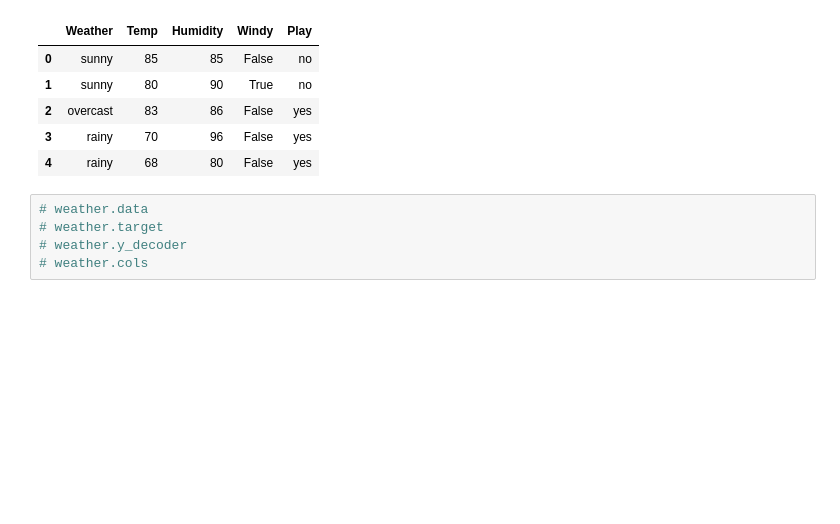
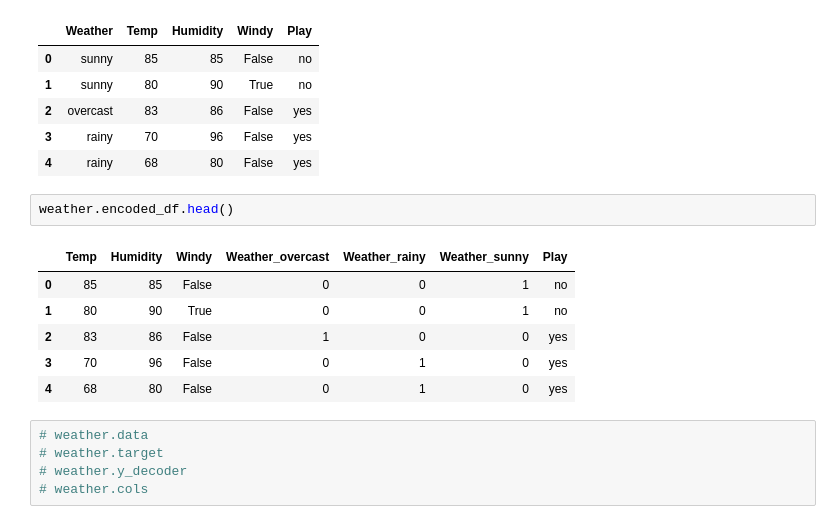
Before and after one commit to EstevesX10/AI-Decision-Trees-ID3, a Jupyter notebook: Decision Trees - ID3/Decision_Trees_ID3.ipynb, the cells around one changed output. Saved outputs shown, nothing was run; the diff lists cells and outputs as text; blank space fills up the shorter version.

```diff
--- a/Decision Trees - ID3/Decision_Trees_ID3.ipynb
+++ b/Decision Trees - ID3/Decision_Trees_ID3.ipynb
@@ -537,6 +540,15 @@ weather.df.head()
 | 2 | overcast | 83 | 86 | False | yes |
 | 3 | rainy | 70 | 96 | False | yes |
 | 4 | rainy | 68 | 80 | False | yes |
+# %%
+weather.encoded_df.head()
+# %% [output]
+|  | Temp | Humidity | Windy | Weather_overcast | Weather_rainy | Weather_sunny | Play |
+| 0 | 85 | 85 | False | 0 | 0 | 1 | no |
+| 1 | 80 | 90 | True | 0 | 0 | 1 | no |
+| 2 | 83 | 86 | False | 1 | 0 | 0 | yes |
+| 3 | 70 | 96 | False | 0 | 1 | 0 | yes |
+| 4 | 68 | 80 | False | 0 | 1 | 0 | yes |
 # %%
 # weather.data
 # weather.target
```
Also changed, not shown: parts of 23 cells of this notebook.
